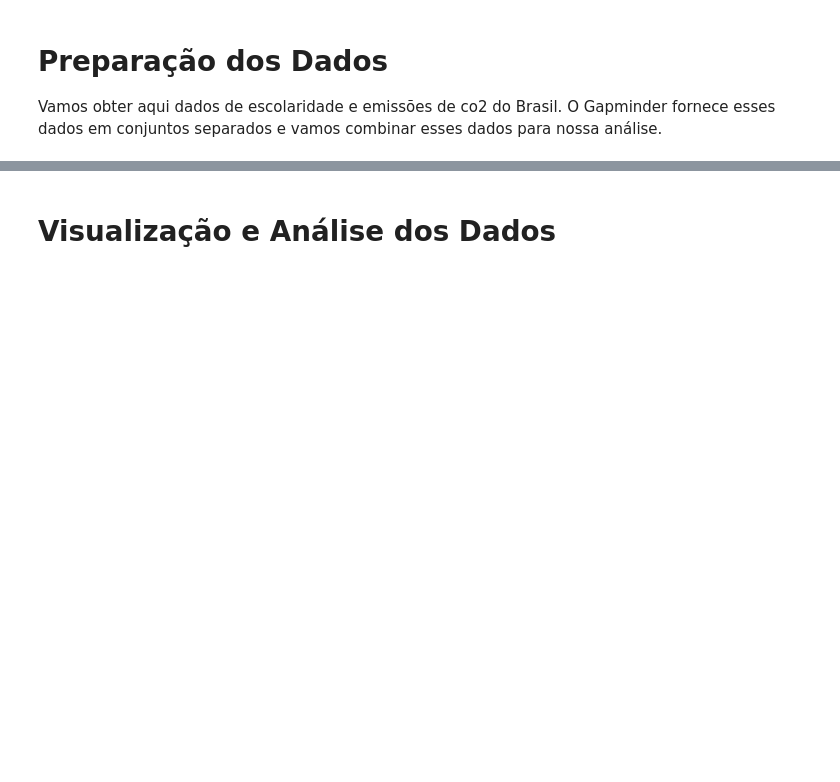
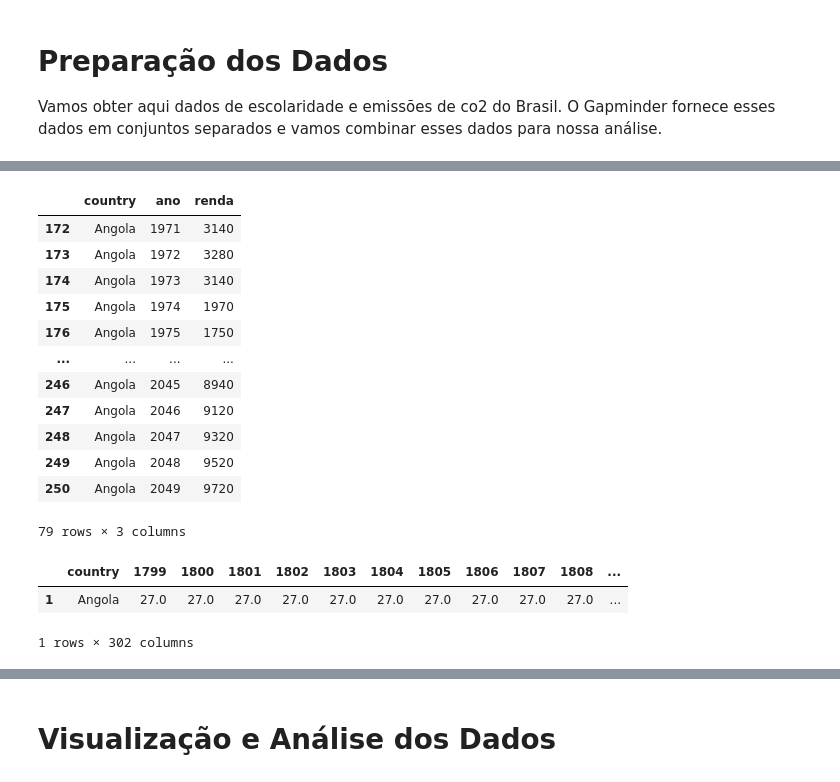
Before and after one commit to gonzalesricardo/PARADIGMAS-DE-LINGUAGEM-DE-PROGRAMA-O, a Jupyter notebook: RNG_Gapminder_WID.ipynb, the cells around one changed output, grey strips where cells are left out. Drawn from its saved outputs; the diff is of its cells as text; code cells hidden in the pictures; blank space fills up the shorter version.

```diff
--- a/RNG_Gapminder_WID.ipynb
+++ b/RNG_Gapminder_WID.ipynb
@@ -40,3 +33,7 @@ ParserError: ignored
+# %%
+import pandas as pd
+
+renda_per_capita = pd.read_csv('/content/income_per_person_gdppercapita_ppp_inflation_adjusted.csv')
 # %% [markdown]
 # Preparação dos Dados
 
@@ -46,0 +41,3 @@ school_BR
+# %%
+renda_per_capita_Angola = renda_per_capita[ renda_per_capita.country == 'Angola']
+renda_per_capita_Angola.head()
@@ -57 +58,27 @@ co2_BR
+# %%
+Renda_Angola = renda_per_capita_Angola.rename(columns={'variable':'ano','value':'renda'})
+Renda_Angolano = Renda_Angola [Renda_Angola.ano > '1970']
+Renda_Angolano.head(100)
+# %% [output]
+|  | country | ano | renda |
+| 172 | Angola | 1971 | 3140 |
+| 173 | Angola | 1972 | 3280 |
+| 174 | Angola | 1973 | 3140 |
+| 175 | Angola | 1974 | 1970 |
+| 176 | Angola | 1975 | 1750 |
+| ... | ... | ... | ... |
+| 246 | Angola | 2045 | 8940 |
+| 247 | Angola | 2046 | 9120 |
+| 248 | Angola | 2047 | 9320 |
+| 249 | Angola | 2048 | 9520 |
+| 250 | Angola | 2049 | 9720 |
+79 rows × 3 columns
+# %%
+expectativa_de_vida = pd.read_csv('/content/life_expectancy_years.csv')
+expectativa_de_vida_Angola = expectativa_de_vida[ expectativa_de_vida.country == 'Angola' ]
+expectativa_de_vida_Angola
+# %% [output]
+|  | country | 1799 | 1800 | 1801 | 1802 | 1803 | 1804 | 1805 | 1806 | 1807 | 1808 | ... |
+| 1 | Angola | 27.0 | 27.0 | 27.0 | 27.0 | 27.0 | 27.0 | 27.0 | 27.0 | 27.0 | 27.0 | ... |
+1 rows × 302 columns
 # %%
```
Also changed, not shown: parts of 10 cells of this notebook.
